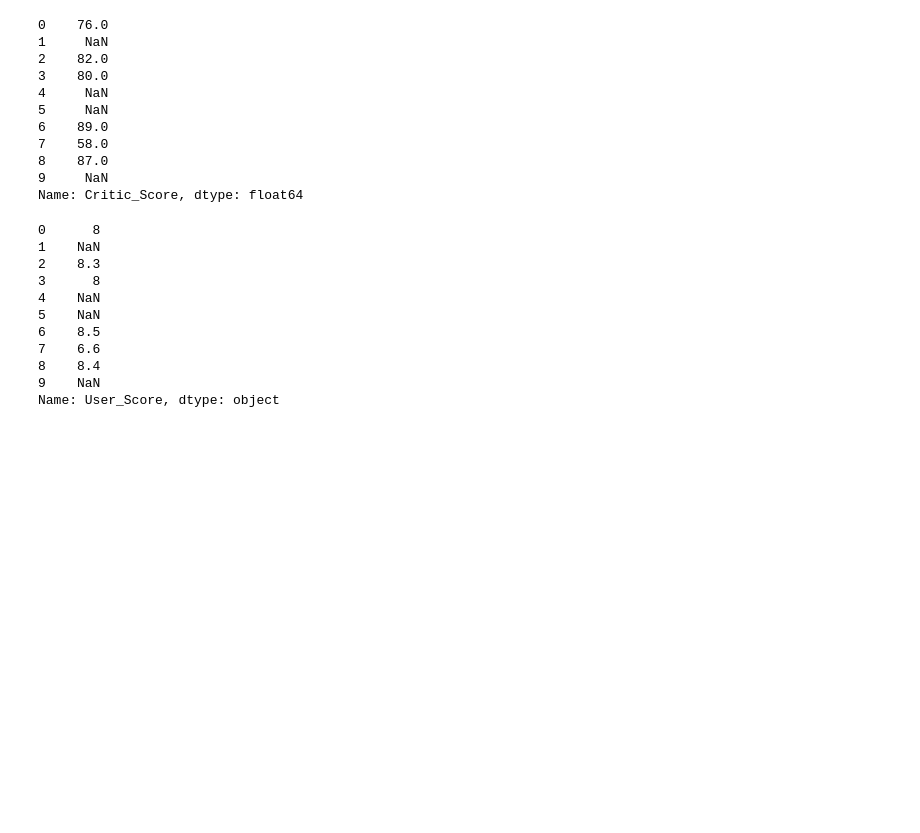
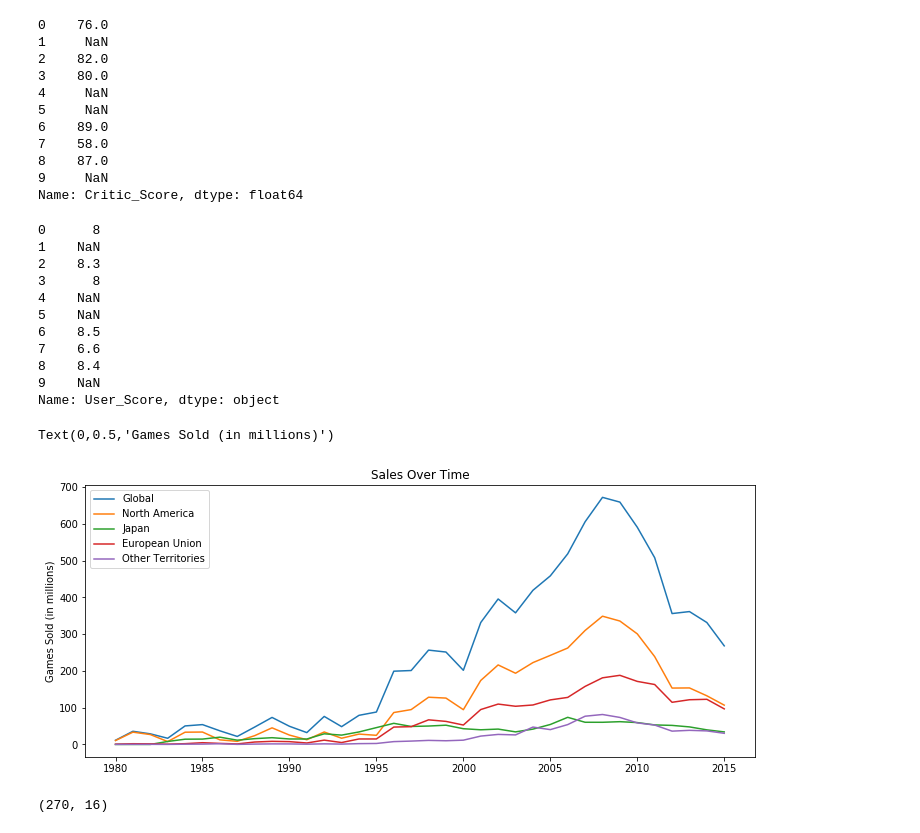
Before and after one commit to micsab/thinkful_files, a Jupyter notebook: fundamentals_capstone/Historical Video Game Sales Data.ipynb, the cells around one changed output. Cells and saved outputs as stored; diff of their text form; code cells hidden in the pictures; blank space fills up the shorter version.

```diff
--- a/fundamentals_capstone/Historical Video Game Sales Data.ipynb
+++ b/fundamentals_capstone/Historical Video Game Sales Data.ipynb
@@ -96,3 +155,26 @@ score.head(10)
 8    8.4
 9    NaN
 Name: User_Score, dtype: object
+# %%
+drop = games[~(games['Year_of_Release'] >= 2016.0)]
+release = drop.groupby('Year_of_Release').aggregate(np.sum)
+#print(release)
+
+fig = plt.figure(figsize=(12, 5))
+plt.plot(release['Global_Sales'])
+plt.plot(release['NA_Sales'])
+plt.plot(release['JP_Sales'])
+plt.plot(release['EU_Sales'])
+plt.plot(release['Other_Sales'])
+
+plt.legend(['Global', 'North America', 'Japan', 'European Union', 'Other Territories'])
+plt.title('Sales Over Time')
+plt.ylabel('Games Sold (in millions)')
+# %% [output]
+Text(0,0.5,'Games Sold (in millions)')
+[figure, added]
+# %%
+bad_data = games[~(games['Year_of_Release'] <= 2017.0)]
+bad_data.shape
+# %% [output]
+(270, 16)
```
Also changed, not shown: parts of 14 cells of this notebook.
